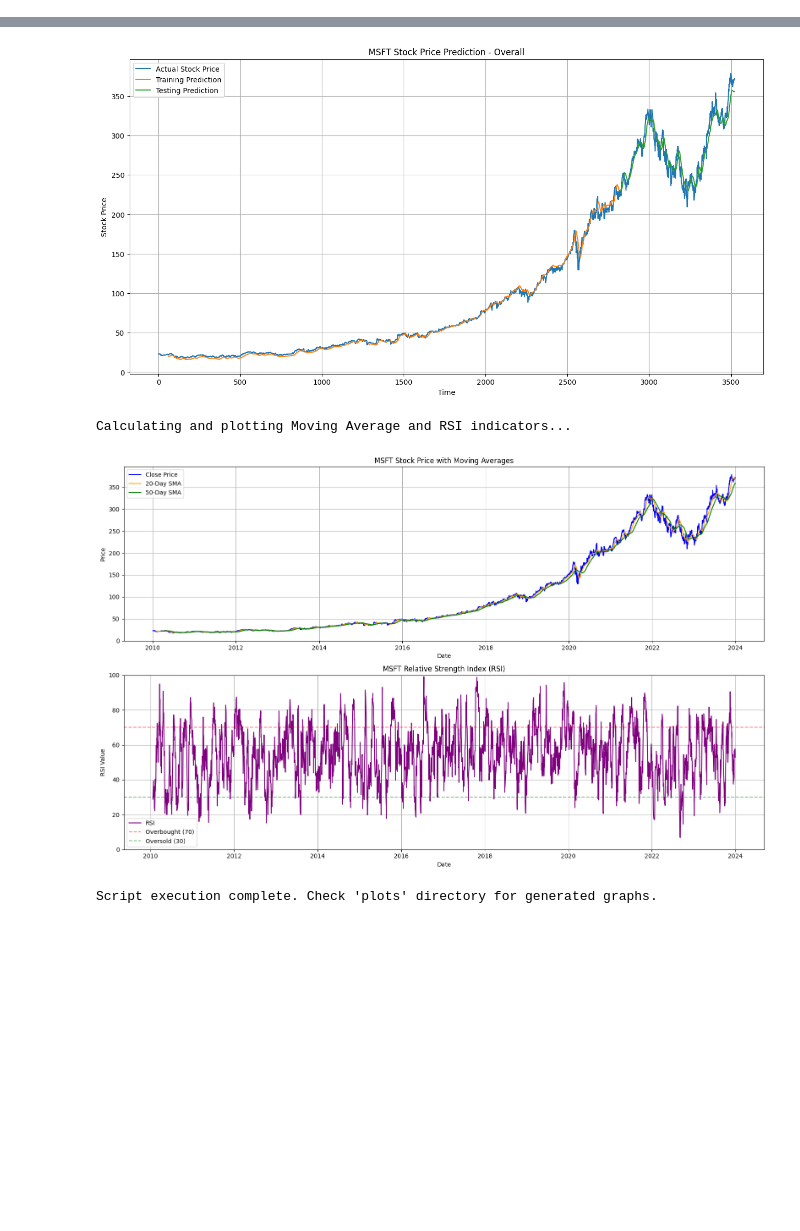
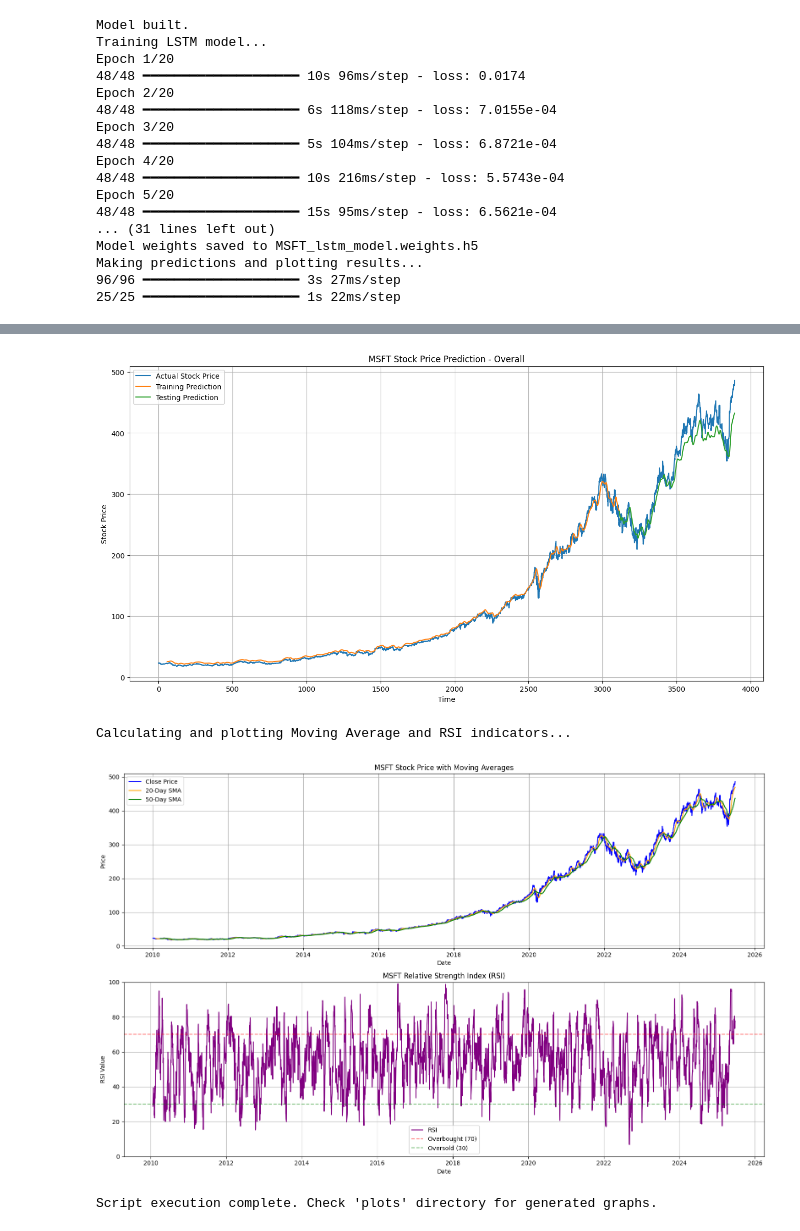
Before and after one commit to hyndhavamahesh345/stock-price-prediction-lstm, a Jupyter notebook: Stock_Price_Trend_Prediction_with_LSTM.ipynb, the cells around one changed output, grey strips where cells are left out. Drawn from its saved outputs; the diff is of its cells as text; code cells hidden in the pictures; blank space fills up the shorter version.

```diff
--- a/Stock_Price_Trend_Prediction_with_LSTM.ipynb
+++ b/Stock_Price_Trend_Prediction_with_LSTM.ipynb
@@ -17,7 +17,7 @@ import os
 TICKER = "MSFT" # Example: Microsoft
 # Define the start and end dates for fetching data
 START_DATE = "2010-01-01"
-END_DATE = "2023-12-31"
+END_DATE = "2025-06-24"
 # Define the look-back period for LSTM (how many past days to consider for prediction)
 LOOK_BACK = 60 # Using 60 past days to predict the next day's price
 # Define the train-test split ratio
@@ -259,0 +244,17 @@ Making predictions and plotting results...
+Model built.
+Training LSTM model...
+Epoch 1/20
+48/48 ━━━━━━━━━━━━━━━━━━━━ 10s 96ms/step - loss: 0.0174
+Epoch 2/20
+48/48 ━━━━━━━━━━━━━━━━━━━━ 6s 118ms/step - loss: 7.0155e-04
+Epoch 3/20
+48/48 ━━━━━━━━━━━━━━━━━━━━ 5s 104ms/step - loss: 6.8721e-04
+Epoch 4/20
+48/48 ━━━━━━━━━━━━━━━━━━━━ 10s 216ms/step - loss: 5.5743e-04
+Epoch 5/20
+48/48 ━━━━━━━━━━━━━━━━━━━━ 15s 95ms/step - loss: 6.5621e-04
+... (31 lines left out)
+Model weights saved to MSFT_lstm_model.weights.h5
+Making predictions and plotting results...
+96/96 ━━━━━━━━━━━━━━━━━━━━ 3s 27ms/step
+25/25 ━━━━━━━━━━━━━━━━━━━━ 1s 22ms/step
@@ -261,4 +262,4 @@ Making predictions and plotting results...
-[figure, old version]
+[figure, new version]
-Calculating and plotting Moving Average and RSI indicators...
+Calculating and plotting Moving Average and RSI indicators...
-[figure, old version]
+[figure, new version]
-Script execution complete. Check 'plots' directory for generated graphs.
+Script execution complete. Check 'plots' directory for generated graphs.
```
Also changed, not shown: parts of 1 cell of this notebook.
